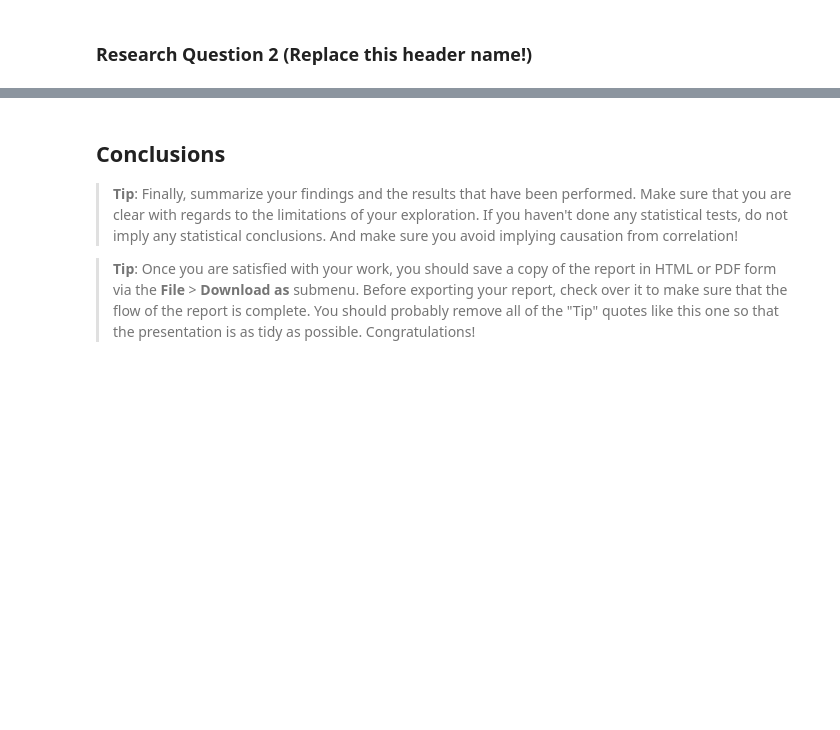
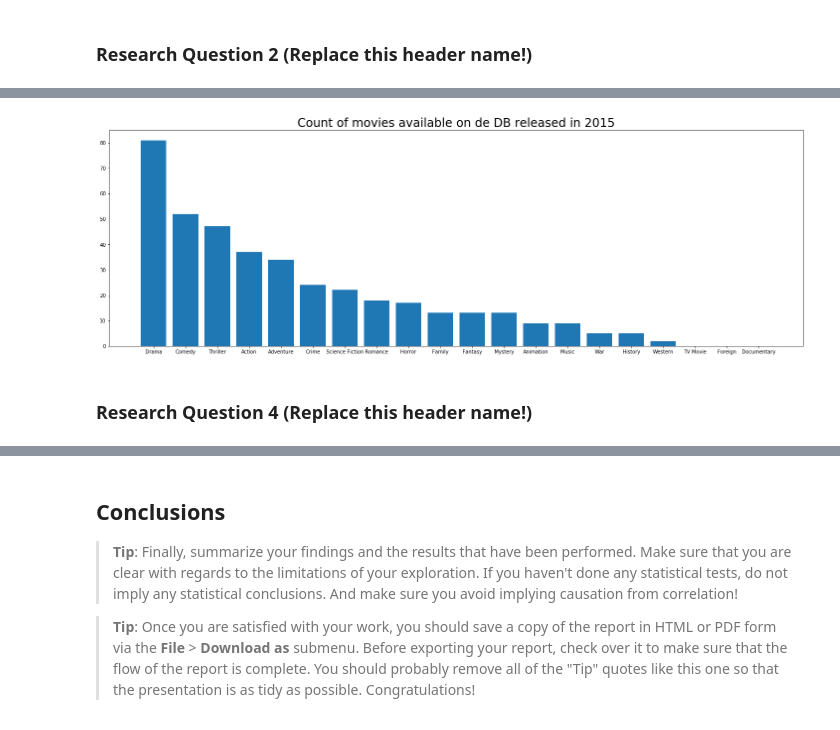
Before and after one commit to xavierlopeze/Investigate-a-Dataset-TMDb-movies-, a Jupyter notebook: report.ipynb, the cells around one changed output, grey strips where cells are left out. Saved outputs shown, nothing was run; the diff lists cells and outputs as text; code cells hidden in the pictures; blank space fills up the shorter version.

```diff
--- a/report.ipynb
+++ b/report.ipynb
@@ -361,0 +480,6 @@ df.T
+# %%
+pot_count_genres_hist(df_firstyear,"Count of movies available on de DB released in " + str(df_yh.index[-1]) )
+# %% [output]
+[figure, added]
+# %% [markdown]
+### Research Question 4 (Replace this header name!)
```
Also changed, not shown: parts of 43 cells of this notebook.
